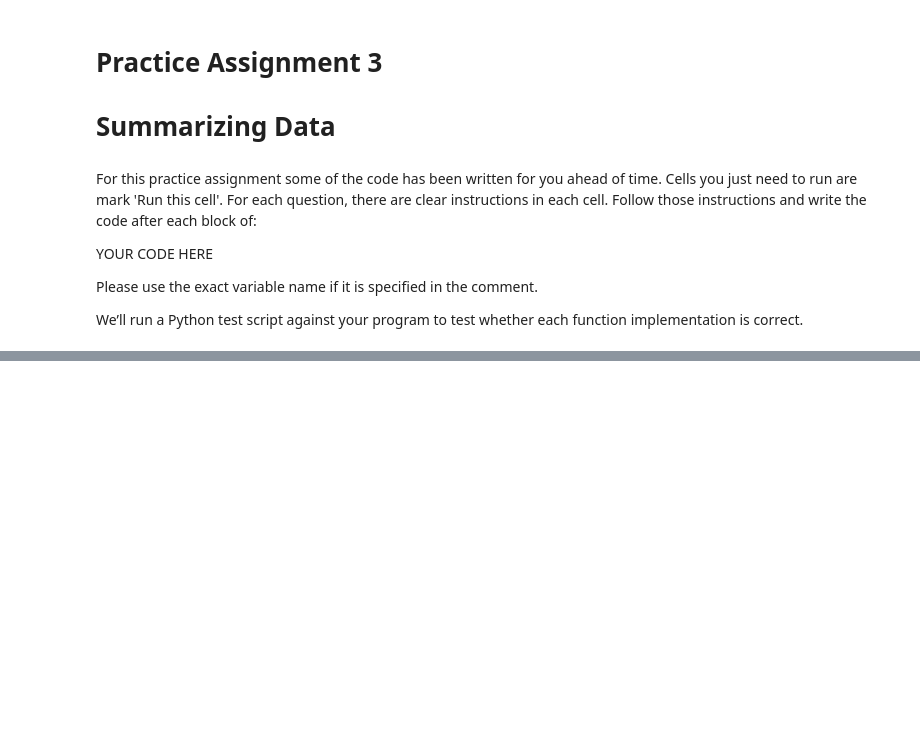
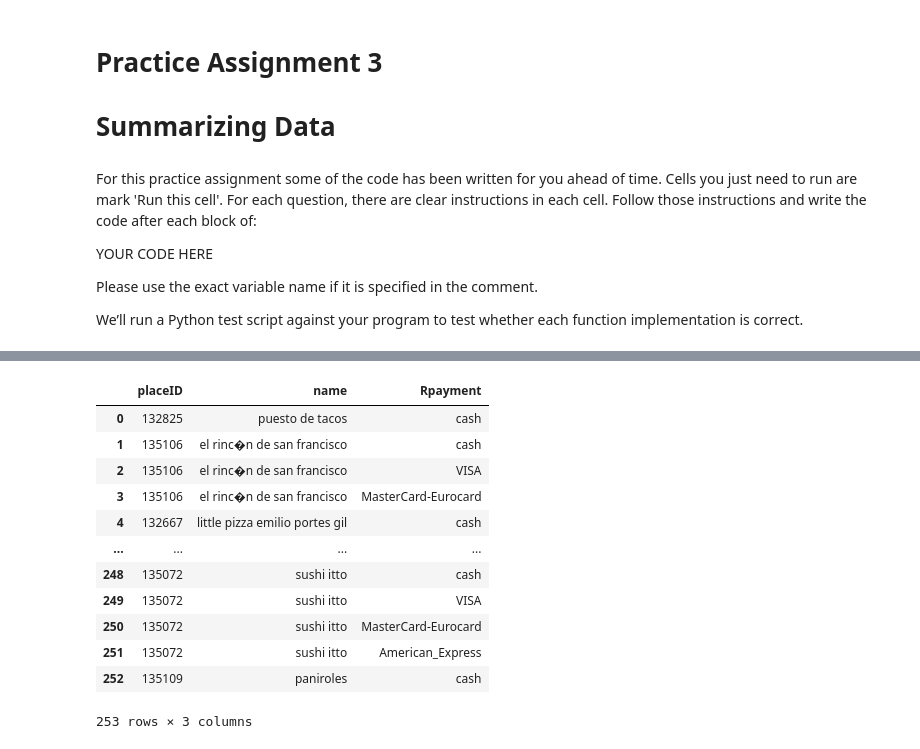
Before and after one commit to dennislamcv1/UPennData, a Jupyter notebook: Intro to Data Analytics/Practice_Assignment_03.ipynb, the cells around one changed output, grey strips where cells are left out. Drawn from its saved outputs; the diff is of its cells as text; code cells hidden in the pictures; blank space fills up the shorter version.

```diff
--- a/Intro to Data Analytics/Practice_Assignment_03.ipynb
+++ b/Intro to Data Analytics/Practice_Assignment_03.ipynb
@@ -92,18 +150,40 @@ rating_final_df.head()
 # %%
 """
 Part 01
 
 1. In order to have a better view of the payment methods of each restaurant, we are going to merge
 "restaurant_location_df" and "restaurant_accept_df".  Use an inner join for this merge, and merge on 'placeID'.
 The resulting dataframe should be called "accept_payment_df" and only contain 2 columns 'name' and 'Rpayment'.
-
+b
 2. Next we want to group by the 'name' column, and update the 'Rpayment' column to contain a comma seperated
 string, e.g. 'cash, VISA, MasterCard-Eurocard'.
 Hint: Using the agg() function here will help with forming the comma seperated string in the 'Rpayment' column.
 For reference: https://stackoverflow.com/questions/58179593/how-to-combine-join-and-lambda-x-x-tolist-inside-an-groupby-agg-functio
 Note: Don't forget to use 'reset_index' after using agg() here.
 
 3. Display "accept_payment_df"
 """
 
-# YOUR CODE HERE
+# Step 1: Merge restaurant_location_df and restaurant_accept_df on 'placeID' using inner join
+accept_payment_df = pd.merge(
+    restaurant_location_df[['placeID', 'name']],  # only need 'placeID' and 'name'
+    restaurant_accept_df,                         # contains 'placeID' and 'Rpayment'
+    on='placeID',
+    how='inner'
+)
+
+accept_payment_df
+# %% [output]
+|  | placeID | name | Rpayment |
+| 0 | 132825 | puesto de tacos | cash |
+| 1 | 135106 | el rinc�n de san francisco | cash |
+| 2 | 135106 | el rinc�n de san francisco | VISA |
+| 3 | 135106 | el rinc�n de san francisco | MasterCard-Eurocard |
+| 4 | 132667 | little pizza emilio portes gil | cash |
+| ... | ... | ... | ... |
+| 248 | 135072 | sushi itto | cash |
+| 249 | 135072 | sushi itto | VISA |
+| 250 | 135072 | sushi itto | MasterCard-Eurocard |
+| 251 | 135072 | sushi itto | American_Express |
+| 252 | 135109 | paniroles | cash |
+253 rows × 3 columns
```
Also changed, not shown: parts of 8 cells of this notebook, 5 other files.
